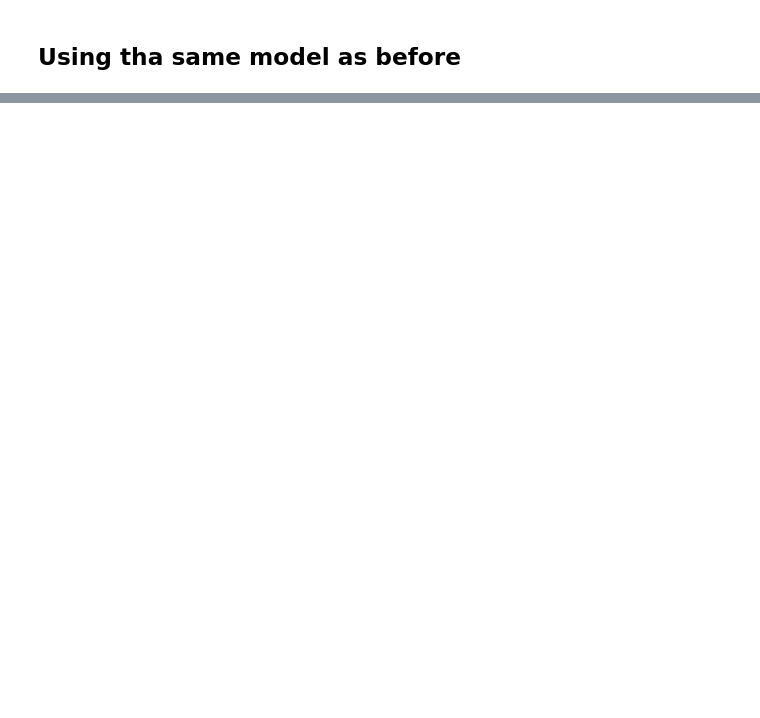
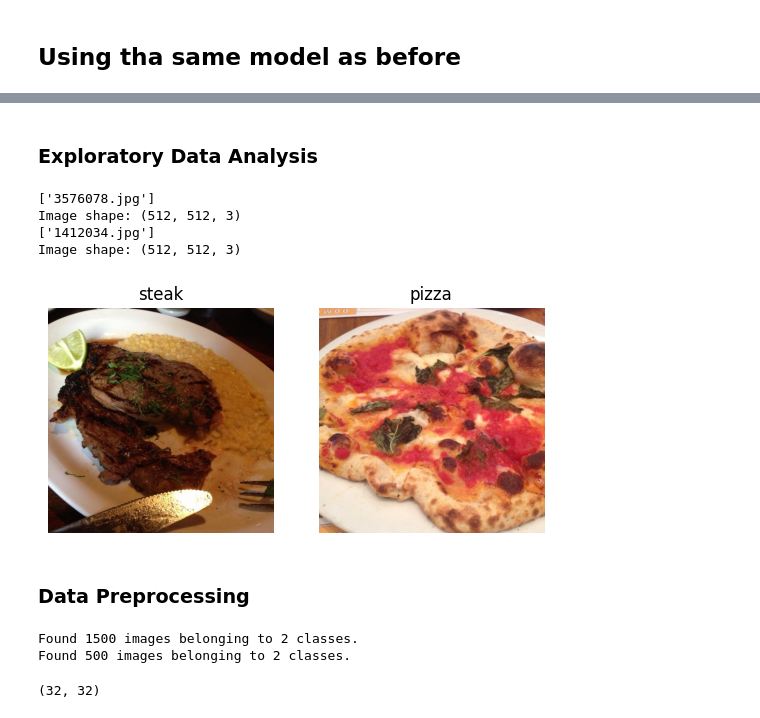
Before and after one commit to random-words/colab-notebooks, a Jupyter notebook: 03__convolutional_neural_network_and_computer_vision_with_tensorflow.ipynb, the cells around one changed output, grey strips where cells are left out. Saved outputs shown, nothing was run; the diff lists cells and outputs as text; code cells hidden in the pictures; blank space fills up the shorter version.

```diff
--- a/03__convolutional_neural_network_and_computer_vision_with_tensorflow.ipynb
+++ b/03__convolutional_neural_network_and_computer_vision_with_tensorflow.ipynb
@@ -396,0 +450,17 @@ Model: "sequential_4"
+# %% [markdown]
+### Exploratory Data Analysis
+# %%
+# Visualize data
+plt.figure()
+plt.subplot(1, 2, 1)
+steak_img = view_random_image("pizza_steak/train/", "steak")
+plt.subplot(1, 2, 2)
+pizza_img = view_random_image("pizza_steak/train/", "pizza")
+# %% [output]
+['3576078.jpg']
+Image shape: (512, 512, 3)
+['1412034.jpg']
+Image shape: (512, 512, 3)
+[figure, added]
+# %% [markdown]
+### Data Preprocessing
@@ -396,0 +476,20 @@ Model: "sequential_4"
+# %%
+# Load in images and turn them into batches
+train_data = train_datagen.flow_from_directory(directory=train_dir,
+                                               target_size=(224, 224),
+                                               class_mode="binary", # type of data you're working with
+                                               batch_size=32)
+
+test_data = test_datagen.flow_from_directory(directory=test_dir,
+                                               target_size=(224, 224),
+                                               class_mode="binary",
+                                               batch_size=32)
+# %% [output]
+Found 1500 images belonging to 2 classes.
+Found 500 images belonging to 2 classes.
+# %%
+# Get samples of a train data batch
+images, labels = next(train_data) # get "next" batch of images/labels
+len(images), len(labels)
+# %% [output]
+(32, 32)
```
Also changed, not shown: parts of 72 cells of this notebook.
